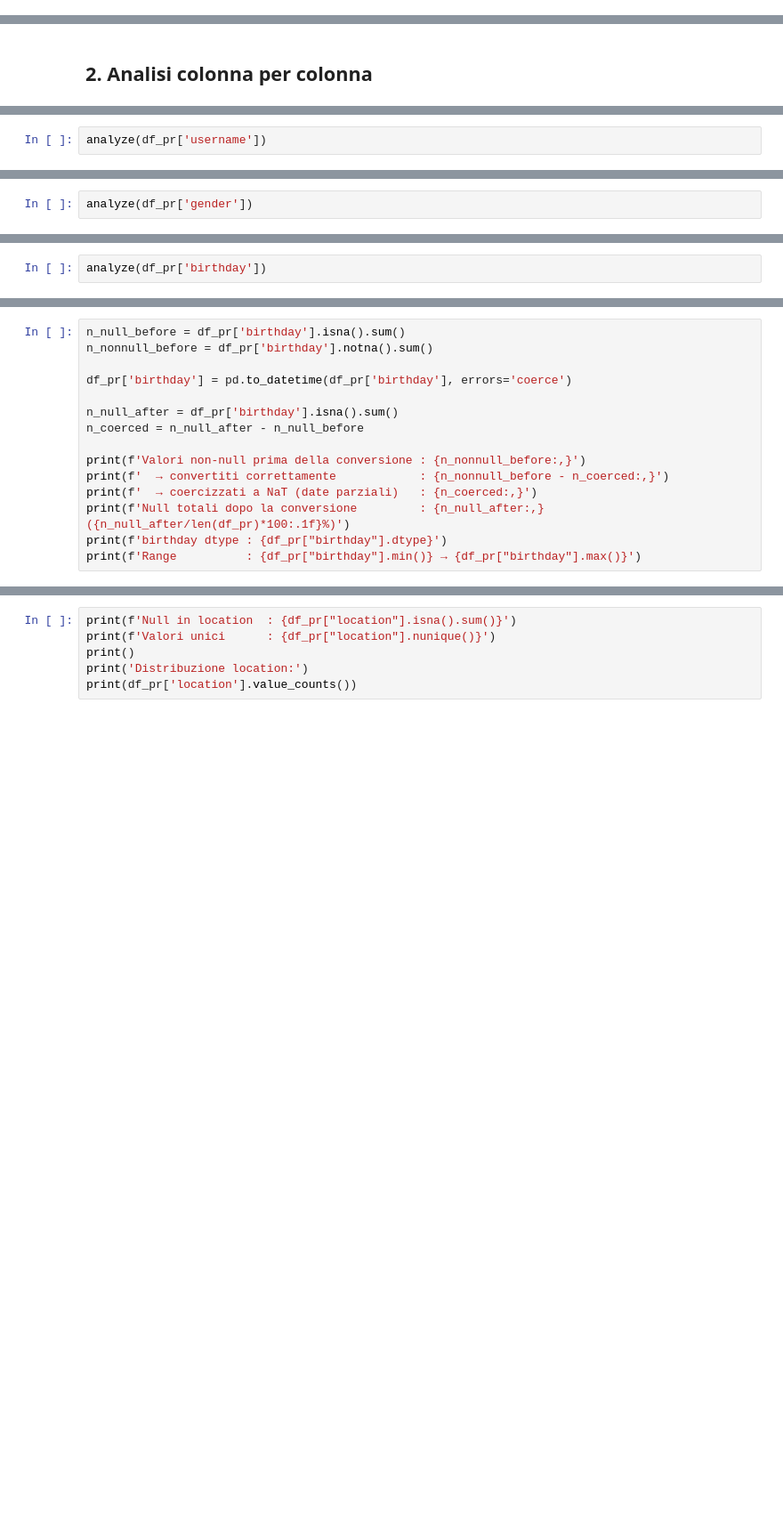
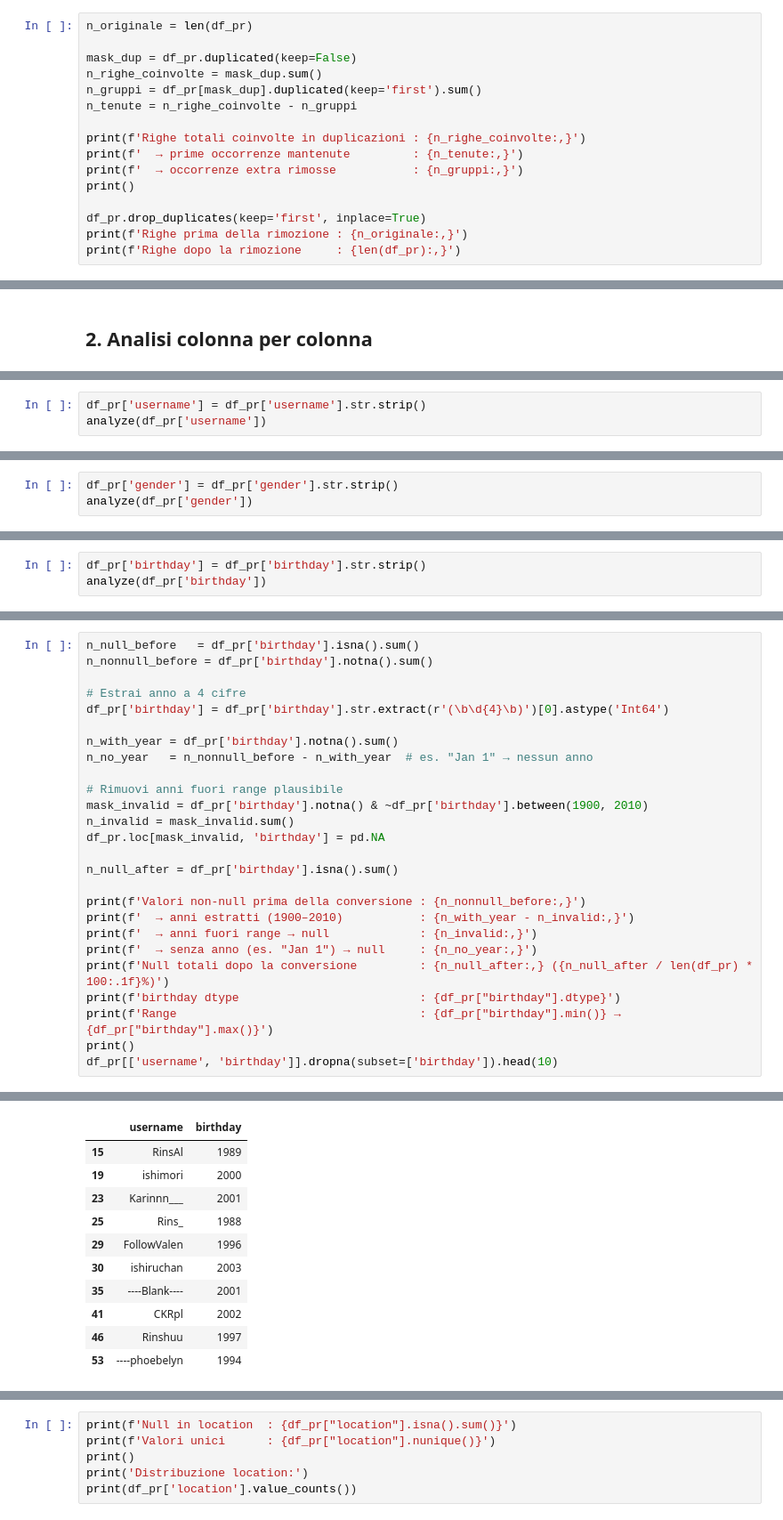
Before and after one commit to elisqose/HCI-Anime-Data-Analysis-25-26, a Jupyter notebook: exploration & cleaning/10_profiles.ipynb, the cells around one changed output, grey strips where cells are left out. Shown at 89% size. Cells and saved outputs as stored; diff of their text form; blank space fills up the shorter version.

```diff
--- a/exploration & cleaning/10_profiles.ipynb
+++ b/exploration & cleaning/10_profiles.ipynb
@@ -75,0 +63,16 @@ Righe dopo rimozione: 337,154
+# %%
+n_originale = len(df_pr)
+
+mask_dup = df_pr.duplicated(keep=False)
+n_righe_coinvolte = mask_dup.sum()
+n_gruppi = df_pr[mask_dup].duplicated(keep='first').sum()
+n_tenute = n_righe_coinvolte - n_gruppi
+
+print(f'Righe totali coinvolte in duplicazioni : {n_righe_coinvolte:,}')
+print(f'  → prime occorrenze mantenute         : {n_tenute:,}')
+print(f'  → occorrenze extra rimosse           : {n_gruppi:,}')
+print()
+
+df_pr.drop_duplicates(keep='first', inplace=True)
+print(f'Righe prima della rimozione : {n_originale:,}')
+print(f'Righe dopo la rimozione     : {len(df_pr):,}')
@@ -117,3 +134,4 @@ Righe dopo la rimozione     : 335,476
 # %%
+df_pr['username'] = df_pr['username'].str.strip()
 analyze(df_pr['username'])
 # %% [output]
@@ -148,3 +168,4 @@ Duplicati in username : 0
 # %%
+df_pr['gender'] = df_pr['gender'].str.strip()
 analyze(df_pr['gender'])
 # %% [output]
@@ -187,3 +198,4 @@ Name: count, dtype: int64
 # %%
+df_pr['birthday'] = df_pr['birthday'].str.strip()
 analyze(df_pr['birthday'])
 # %% [output]
@@ -212,17 +224,28 @@ analyze(df_pr['birthday'])
 # %%
-n_null_before = df_pr['birthday'].isna().sum()
+n_null_before   = df_pr['birthday'].isna().sum()
 n_nonnull_before = df_pr['birthday'].notna().sum()
 
-df_pr['birthday'] = pd.to_datetime(df_pr['birthday'], errors='coerce')
+# Estrai anno a 4 cifre
+df_pr['birthday'] = df_pr['birthday'].str.extract(r'(\b\d{4}\b)')[0].astype('Int64')
+
+n_with_year = df_pr['birthday'].notna().sum()
+n_no_year   = n_nonnull_before - n_with_year  # es. "Jan 1" → nessun anno
+
+# Rimuovi anni fuori range plausibile
+mask_invalid = df_pr['birthday'].notna() & ~df_pr['birthday'].between(1900, 2010)
+n_invalid = mask_invalid.sum()
+df_pr.loc[mask_invalid, 'birthday'] = pd.NA
 
 n_null_after = df_pr['birthday'].isna().sum()
-n_coerced = n_null_after - n_null_before
 
 print(f'Valori non-null prima della conversione : {n_nonnull_before:,}')
-print(f'  → convertiti correttamente            : {n_nonnull_before - n_coerced:,}')
-print(f'  → coercizzati a NaT (date parziali)   : {n_coerced:,}')
-print(f'Null totali dopo la conversione         : {n_null_after:,} ({n_null_after/len(df_pr)*100:.1f}%)')
-print(f'birthday dtype : {df_pr["birthday"].dtype}')
-print(f'Range          : {df_pr["birthday"].min()} → {df_pr["birthday"].max()}')
+print(f'  → anni estratti (1900–2010)           : {n_with_year - n_invalid:,}')
+print(f'  → anni fuori range → null             : {n_invalid:,}')
+print(f'  → senza anno (es. "Jan 1") → null     : {n_no_year:,}')
+print(f'Null totali dopo la conversione         : {n_null_after:,} ({n_null_after / len(df_pr) * 100:.1f}%)')
+print(f'birthday dtype                          : {df_pr["birthday"].dtype}')
+print(f'Range                                   : {df_pr["birthday"].min()} → {df_pr["birthday"].max()}')
+print()
+df_pr[['username', 'birthday']].dropna(subset=['birthday']).head(10)
 # %% [output]
 Valori non-null prima della conversione : 121,327
@@ -234,2 +258,13 @@ Range          : 0001-01-01 00:00:00 → 9999-09-03 00:00:00
+|  | username | birthday |
+| 15 | RinsAl | 1989 |
+| 19 | ishimori | 2000 |
+| 23 | Karinnn___ | 2001 |
+| 25 | Rins_ | 1988 |
+| 29 | FollowValen | 1996 |
+| 30 | ishiruchan | 2003 |
+| 35 | ----Blank---- | 2001 |
+| 41 | CKRpl | 2002 |
+| 46 | Rinshuu | 1997 |
+| 53 | ----phoebelyn | 1994 |
 # %% [markdown]
 ### 2.4 `location`
```
Also changed, not shown: parts of 58 cells of this notebook, 3 other files.
